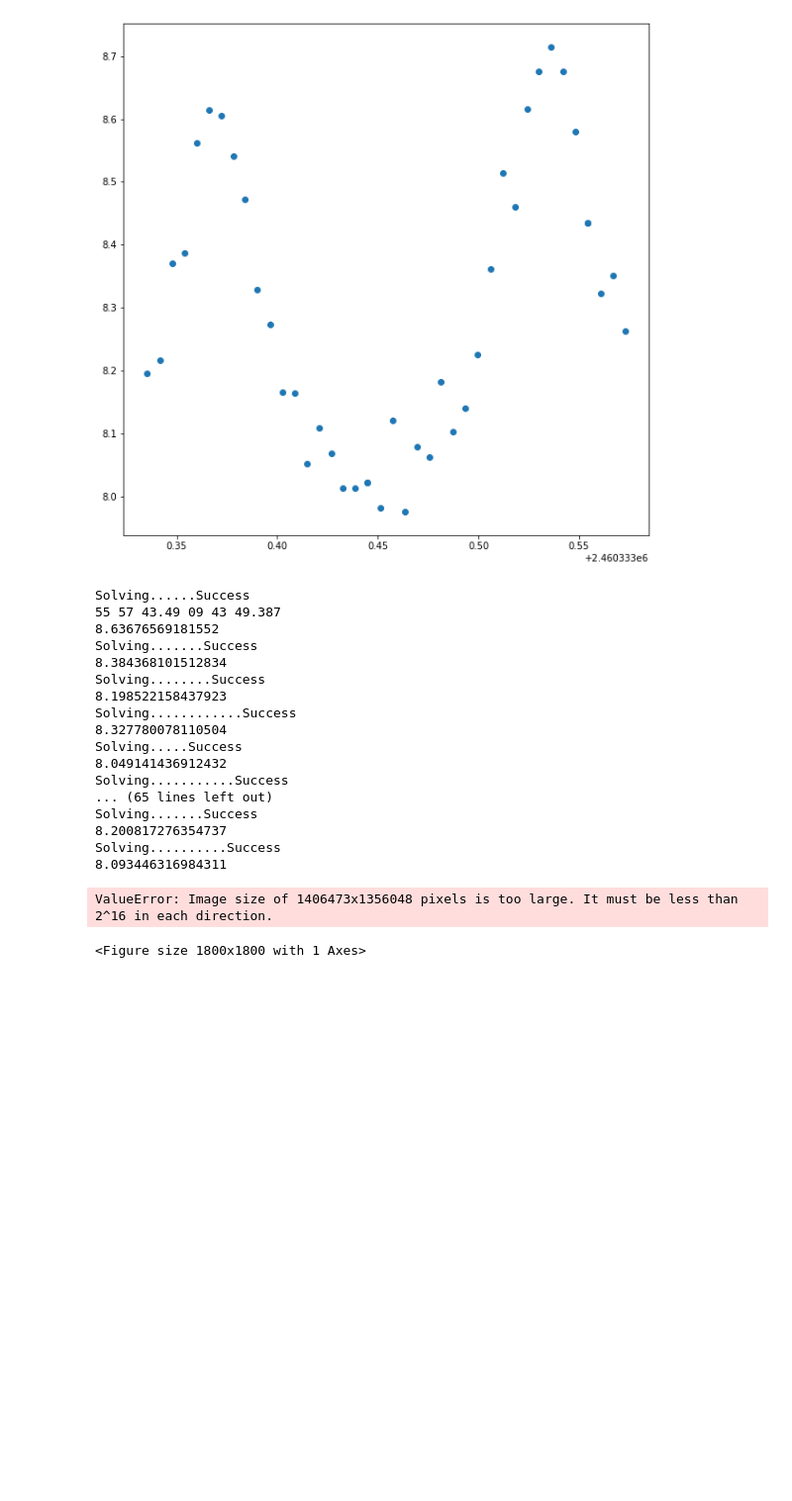
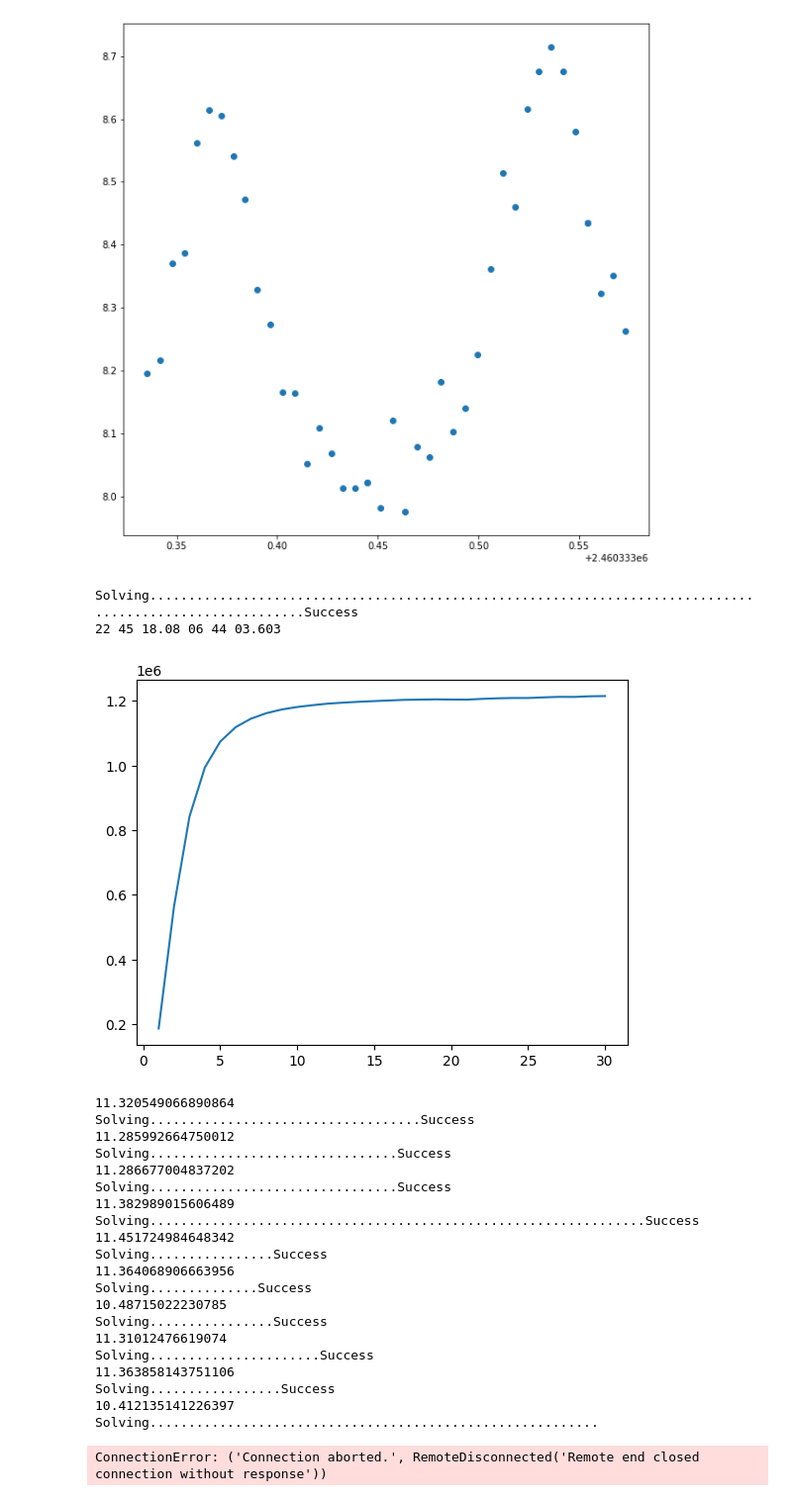
Before and after one commit to lewismcnish/Astronomy, a Jupyter notebook: Year_3/loop.ipynb, the cells around one changed output. Shown at 99% size. Cells and saved outputs as stored; diff of their text form; code cells hidden in the pictures; blank space fills up the shorter version.

```diff
--- a/Year_3/loop.ipynb
+++ b/Year_3/loop.ipynb
@@ -727,27 +737,32 @@ def light_curve(star,band:str,exposure:str):
             print(mag_targ)
             counter +=1
 # %%
-light_curve('W UMa','CHr I','10s')
+light_curve('V403 Gem','Chr G','180s',12)
 # %% [output]
-Solving......Success
-55 57 43.49 09 43 49.387
-8.63676569181552
-Solving.......Success
-8.384368101512834
-Solving........Success
-8.198522158437923
-Solving............Success
-8.327780078110504
-Solving.....Success
-8.049141436912432
-Solving...........Success
-... (65 lines left out)
-Solving.......Success
-8.200817276354737
-Solving..........Success
-8.093446316984311
+Solving.........................................................................................................Success
+22 45 18.08 06 44 03.603
+[figure, added]
-ValueError: Image size of 1406473x1356048 pixels is too large. It must be less than 2^16 in each direction.
+11.320549066890864
+Solving...................................Success
+11.285992664750012
+Solving................................Success
+11.286677004837202
+Solving................................Success
+11.382989015606489
+Solving................................................................Success
+11.451724984648342
+Solving................Success
+11.364068906663956
+Solving..............Success
+10.48715022230785
+Solving................Success
+11.31012476619074
+Solving......................Success
+11.363858143751106
+Solving.................Success
+10.412135141226397
+Solving..........................................................
-<Figure size 1800x1800 with 1 Axes>
+ConnectionError: ('Connection aborted.', RemoteDisconnected('Remote end closed connection without response'))
 # %%
 plt.figure(figsize=(12,10))
 plt.scatter(target_jd,target_mags)
```
Also changed, not shown: parts of 7 cells of this notebook, 5 other files.
